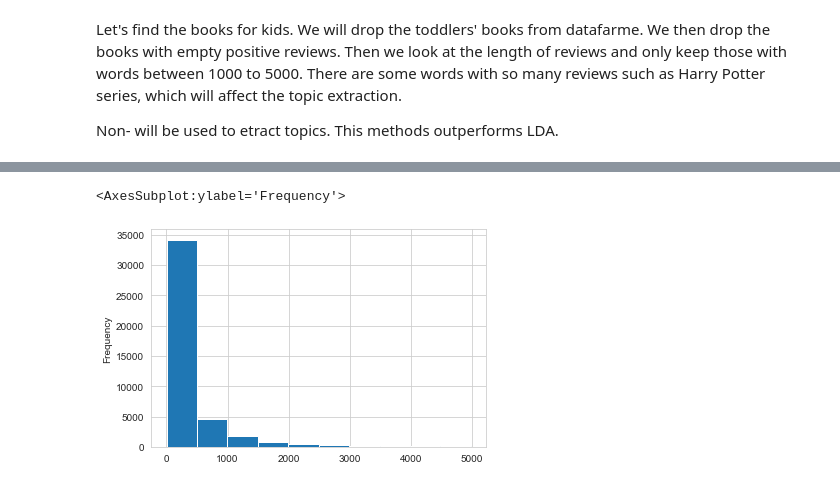
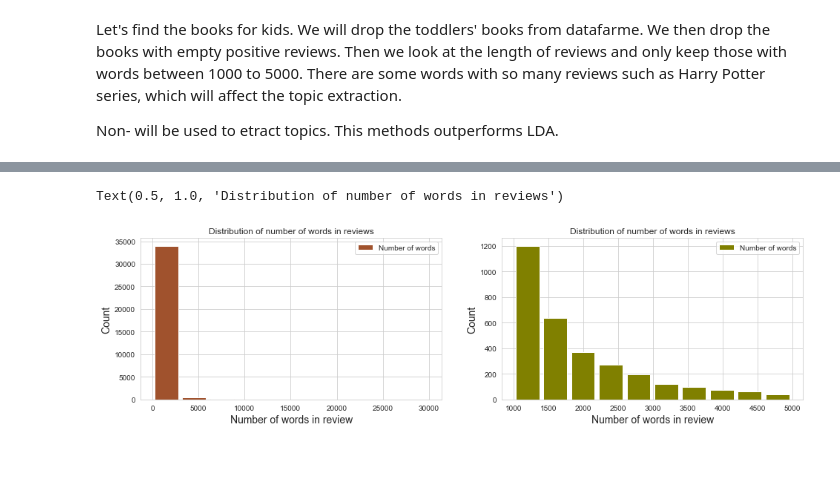
Before and after one commit to somayehY/Somayeh_Youssefi, a Jupyter notebook: Book Recomendation System/BookRecomSys_Preprocessing_Modeling.ipynb, the cells around one changed output, grey strips where cells are left out. Drawn from its saved outputs; the diff is of its cells as text; code cells hidden in the pictures; blank space fills up the shorter version.

```diff
--- a/Book Recomendation System/BookRecomSys_Preprocessing_Modeling.ipynb
+++ b/Book Recomendation System/BookRecomSys_Preprocessing_Modeling.ipynb
@@ -374,6 +396,17 @@ df_kid_book['review_length'].plot.hist(bins=10)
-# %%
-df_kid_book.loc[df_kid_book['review_length']<5000, 'review_length'].plot.hist(bins=10)
-# %% [output]
-<AxesSubplot:ylabel='Frequency'>
-[figure, removed]
+# %%
+fig, (ax0, ax1) = plt.subplots(nrows=1, ncols=2, figsize=(16,4))
+df_kid_book['review_length'].plot.hist(bins=10, rwidth=0.85, color="sienna", ax=ax0)
+df_kid_book.loc[(df_kid_book['review_length']<5000)&(df_kid_book['review_length']>1000)]['review_length'].plot.hist(bins=10, rwidth=0.85, color="olive", ax=ax1)
+
+ax0.legend(['Number of words'])
+ax0.set_xlabel('Number of words in review', fontsize=14)
+ax0.set_ylabel('Count', fontsize=14)
+ax0.set_title('Distribution of number of words in reviews')
+ax1.legend(['Number of words'])
+ax1.set_xlabel('Number of words in review', fontsize=14)
+ax1.set_ylabel('Count', fontsize=14)
+ax1.set_title('Distribution of number of words in reviews')
+# %% [output]
+Text(0.5, 1.0, 'Distribution of number of words in reviews')
+[figure, added]
 # %%
```
Also changed, not shown: parts of 36 cells of this notebook.
